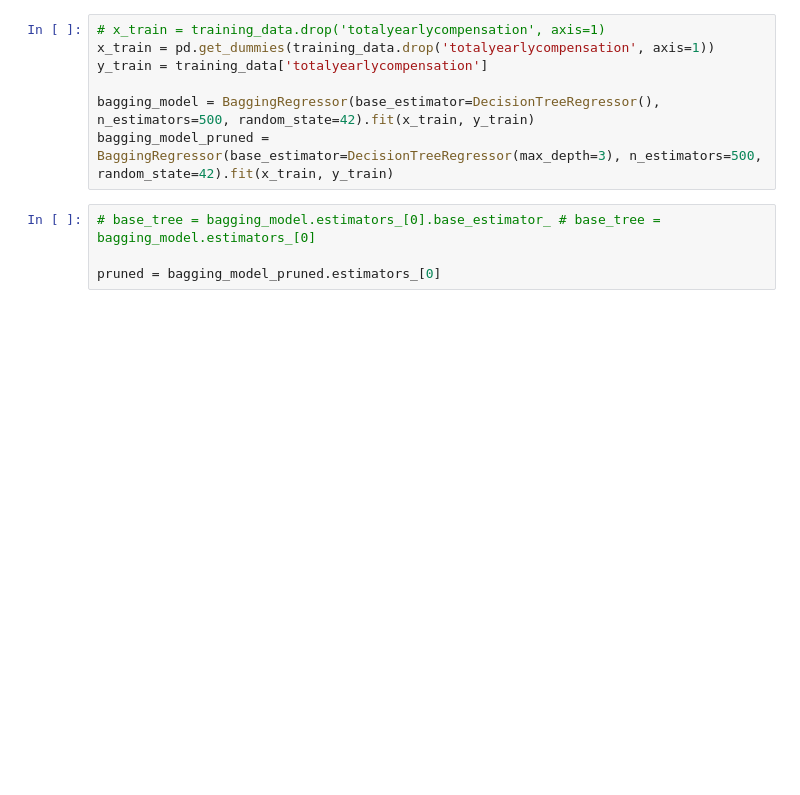
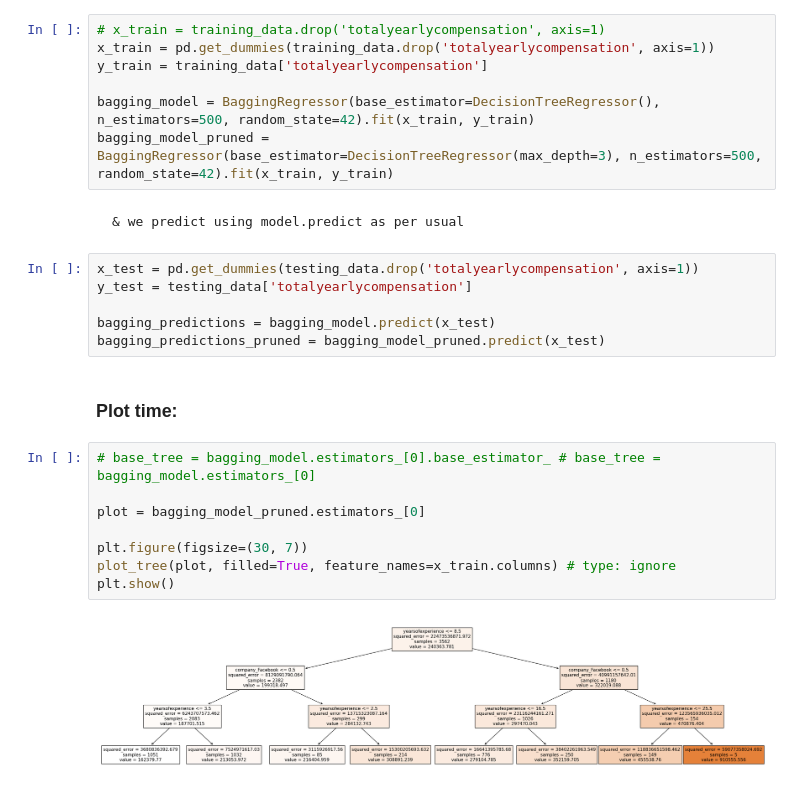
Before and after one commit to almsam/ML-playground, a Jupyter notebook: part 7 Bootstrap Aggregating.ipynb, the cells around one changed output. Cells and saved outputs as stored; diff of their text form; blank space fills up the shorter version.

Commit message:
plot

```diff
--- a/part 7 Bootstrap Aggregating.ipynb
+++ b/part 7 Bootstrap Aggregating.ipynb
@@ -73,7 +73,23 @@ y_train = training_data['totalyearlycompensation']
 
 bagging_model = BaggingRegressor(base_estimator=DecisionTreeRegressor(), n_estimators=500, random_state=42).fit(x_train, y_train)
 bagging_model_pruned = BaggingRegressor(base_estimator=DecisionTreeRegressor(max_depth=3), n_estimators=500, random_state=42).fit(x_train, y_train)
+# %% [markdown]
+    & we predict using model.predict as per usual
+# %%
+x_test = pd.get_dummies(testing_data.drop('totalyearlycompensation', axis=1))
+y_test = testing_data['totalyearlycompensation']
+
+bagging_predictions = bagging_model.predict(x_test)
+bagging_predictions_pruned = bagging_model_pruned.predict(x_test)
+# %% [markdown]
+### **Plot time:**
 # %%
 # base_tree = bagging_model.estimators_[0].base_estimator_ # base_tree = bagging_model.estimators_[0]
 
-pruned = bagging_model_pruned.estimators_[0]
+plot = bagging_model_pruned.estimators_[0]
+
+plt.figure(figsize=(30, 7))
+plot_tree(plot, filled=True, feature_names=x_train.columns) # type: ignore
+plt.show()
+# %% [output]
+[figure, added]
```
Also changed, not shown: parts of 2 cells of this notebook.
